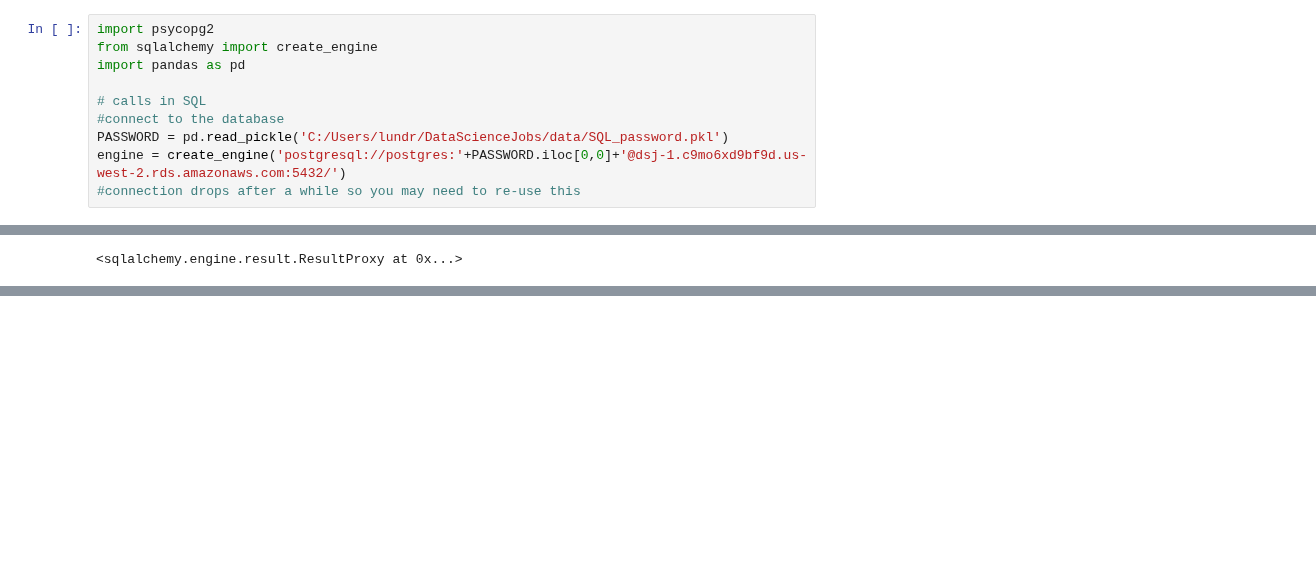
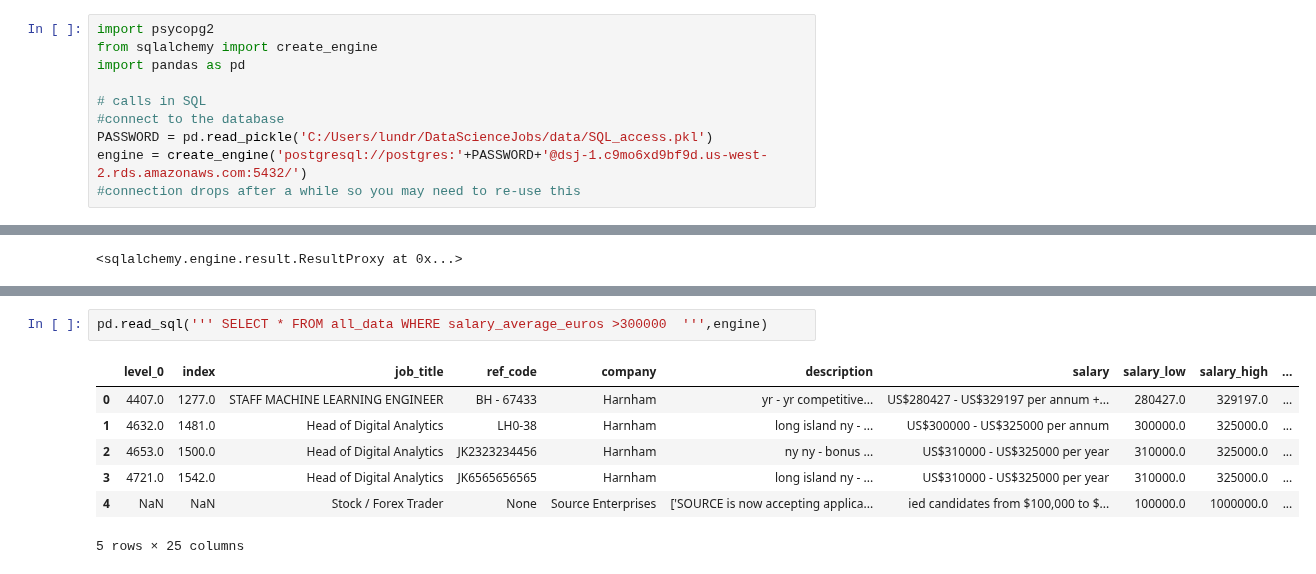
Before and after one commit to jamobe/DataScienceJobs, a Jupyter notebook: SQL/SQLCalls.ipynb, the cells around one changed output, grey strips where cells are left out. Saved outputs shown, nothing was run; the diff lists cells and outputs as text; blank space fills up the shorter version.

```diff
--- a/SQL/SQLCalls.ipynb
+++ b/SQL/SQLCalls.ipynb
@@ -5,8 +5,8 @@ import pandas as pd
 
 # calls in SQL
 #connect to the database
-PASSWORD = pd.read_pickle('C:/Users/lundr/DataScienceJobs/data/SQL_password.pkl')
-engine = create_engine('postgresql://postgres:'+PASSWORD.iloc[0,0]+'@dsj-1.c9mo6xd9bf9d.us-west-2.rds.amazonaws.com:5432/')
+PASSWORD = pd.read_pickle('C:/Users/lundr/DataScienceJobs/data/SQL_access.pkl')
+engine = create_engine('postgresql://postgres:'+PASSWORD+'@dsj-1.c9mo6xd9bf9d.us-west-2.rds.amazonaws.com:5432/')
 #connection drops after a while so you may need to re-use this
 # %%
  pd.read_sql("SELECT count(job_title), AVG(salary_average_euros), MAX(salary_average_euros), MIN(salary_average_euros) FROM all_data WHERE ltrim(rtrim(job_title)) = 'Data Scientist' AND salary_average > 0 AND salary_type = 'yearly'", engine)
@@ -129,0 +156,10 @@ engine.execute('''ALTER TABLE all_data ALTER COLUMN id SET DEFAULT nextval('new_
+# %%
+pd.read_sql(''' SELECT * FROM all_data WHERE salary_average_euros >300000  ''',engine)
+# %% [output]
+|  | level_0 | index | job_title | ref_code | company | description | salary | salary_low | salary_high | ... |
+| 0 | 4407.0 | 1277.0 | STAFF MACHINE LEARNING ENGINEER | BH - 67433 | Harnham | yr - yr competitive... | US$280427 - US$329197 per annum +... | 280427.0 | 329197.0 | ... |
+| 1 | 4632.0 | 1481.0 | Head of Digital Analytics | LH0-38 | Harnham | long island ny - ... | US$300000 - US$325000 per annum | 300000.0 | 325000.0 | ... |
+| 2 | 4653.0 | 1500.0 | Head of Digital Analytics | JK2323234456 | Harnham | ny ny - bonus ... | US$310000 - US$325000 per year | 310000.0 | 325000.0 | ... |
+| 3 | 4721.0 | 1542.0 | Head of Digital Analytics | JK6565656565 | Harnham | long island ny - ... | US$310000 - US$325000 per year | 310000.0 | 325000.0 | ... |
+| 4 | NaN | NaN | Stock / Forex Trader | None | Source Enterprises | ['SOURCE is now accepting applica... | ied candidates from $100,000 to $... | 100000.0 | 1000000.0 | ... |
+5 rows × 25 columns
```
Also changed, not shown: parts of 5 cells of this notebook.
